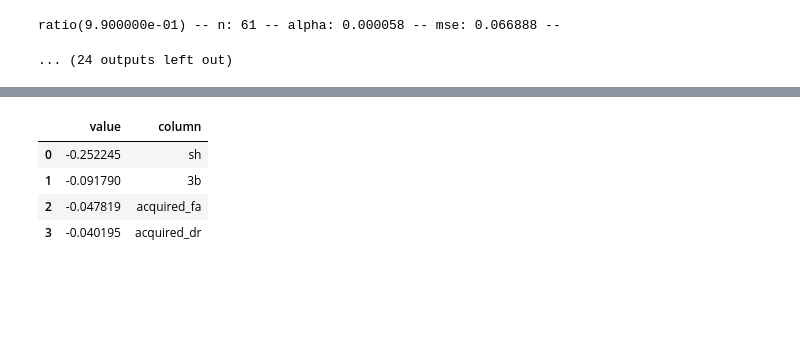
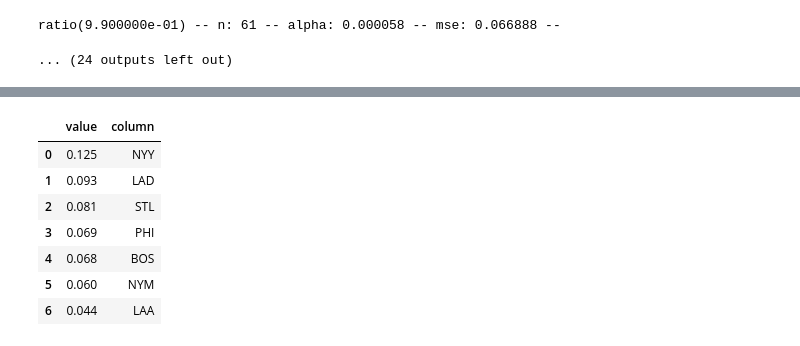
Before and after one commit to iamryanmurray/metis, a Jupyter notebook: 2-Luther/elastic_net_train_test.ipynb, the cells around one changed output, grey strips where cells are left out. Cells and saved outputs as stored; diff of their text form; code cells hidden in the pictures; blank space fills up the shorter version.

```diff
--- a/2-Luther/elastic_net_train_test.ipynb
+++ b/2-Luther/elastic_net_train_test.ipynb
@@ -131,12 +132,16 @@ def get_best_worst_params(cutoff):
     vals = train_EN_model(train_X,train_y,test_X)
     params = pd.DataFrame(train_X.columns,vals['coef']).reset_index()
     params.columns = ['value','column']
+    params['value'] = params['value'].apply(lambda x: round(x,3))
     top_params = params.iloc[params['value'].nlargest(20).index]
-    bottom_params = params.iloc[params['value'].nsmallest(10).index]
-    top_teams = top_params[top_params.column.str.contains('tm_')].reset_index().drop('index',axis=1)
-    top_numeric = top_params[~top_params.column.str.contains('tm_')].reset_index().drop('index',axis=1)
-    bottom_teams = bottom_params[bottom_params.column.str.contains('tm_')].reset_index().drop('index',axis=1)
-    bottom_numeric = bottom_params[~bottom_params.column.str.contains('tm_')].reset_index().drop('index',axis=1)
+    bottom_params = params.iloc[params['value'].nsmallest(20).index]
+    top_teams = top_params[top_params.column.str.contains('tm_')].reset_index().drop('index',axis=1).head(8)
+    top_teams['column'] = top_teams['column'].apply(lambda x: x.split('_')[1])
+    top_numeric = top_params[~top_params.column.str.contains('tm_')].reset_index().drop('index',axis=1).head(8)
+    bottom_teams = bottom_params[bottom_params.column.str.contains('tm_')].reset_index().drop('index',axis=1).head(5)
+    bottom_teams['column'] = bottom_teams['column'].apply(lambda x: x.split('_')[1])
+
+    bottom_numeric = bottom_params[~bottom_params.column.str.contains('tm_')].reset_index().drop('index',axis=1).head(5)
 
     return top_teams,bottom_teams,top_numeric,bottom_numeric
 # %%
@@ -168,8 +157,0 @@ c
-# %%
-d
-# %% [output]
-|  | value | column |
-| 0 | -0.252245 | sh |
-| 1 | -0.091790 | 3b |
-| 2 | -0.047819 | acquired_fa |
-| 3 | -0.040195 | acquired_dr |
@@ -187,0 +158,11 @@ sorted_salaries
+# %%
+a
+# %% [output]
+|  | value | column |
+| 0 | 0.125 | NYY |
+| 1 | 0.093 | LAD |
+| 2 | 0.081 | STL |
+| 3 | 0.069 | PHI |
+| 4 | 0.068 | BOS |
+| 5 | 0.060 | NYM |
+| 6 | 0.044 | LAA |
```
Also changed, not shown: parts of 19 cells of this notebook, 10 other files.
